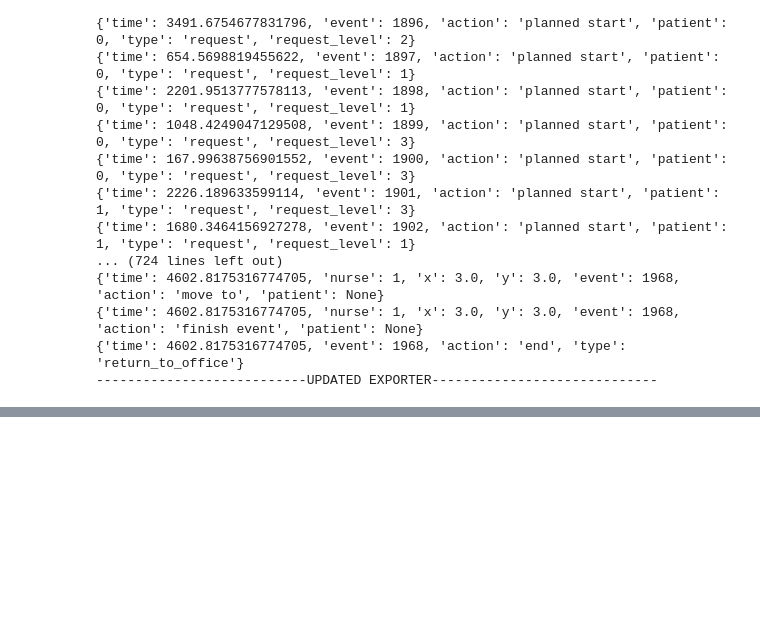
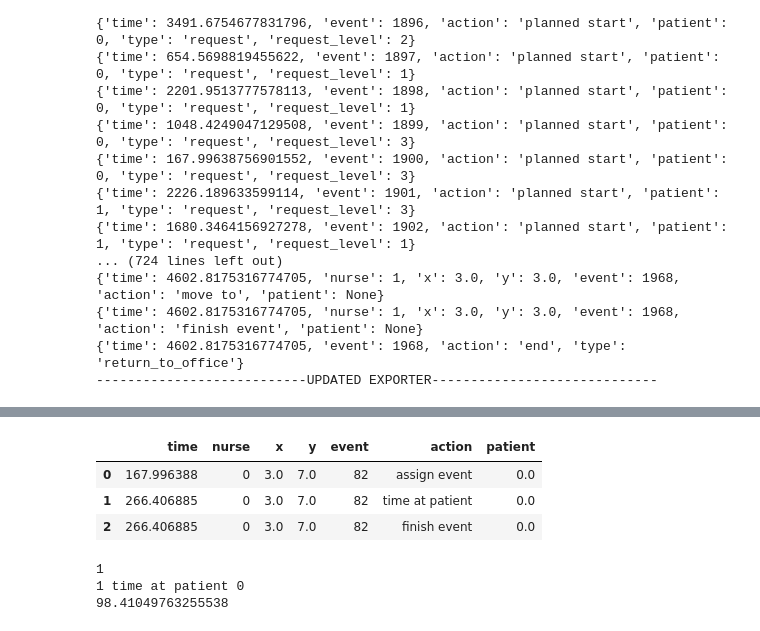
Before and after one commit to julirella/hospital_sim, a Jupyter notebook: src/process_data/experiments.ipynb, the cells around one changed output, grey strips where cells are left out. Saved outputs shown, nothing was run; the diff lists cells and outputs as text; code cells hidden in the pictures; blank space fills up the shorter version.

```diff
--- a/src/process_data/experiments.ipynb
+++ b/src/process_data/experiments.ipynb
@@ -399,0 +435,33 @@ print(results1)
+# %%
+df115 = df[df['event'] == 82].reset_index(drop=True)
+df115
+# %% [output]
+|  | time | nurse | x | y | event | action | patient |
+| 0 | 167.996388 | 0 | 3.0 | 7.0 | 82 | assign event | 0.0 |
+| 1 | 266.406885 | 0 | 3.0 | 7.0 | 82 | time at patient | 0.0 |
+| 2 | 266.406885 | 0 | 3.0 | 7.0 | 82 | finish event | 0.0 |
+# %%
+# Find the index of the row where action is 'time at patient'
+time_at_patient_idx = df115[df115['action'] == 'time at patient'].index[0]
+print(time_at_patient_idx)
+
+total_time = 0
+int_end_time = df115.loc[time_at_patient_idx].time #end of current calculated interval
+# Iterate backward from this index to find the first occurrence of 'move to'
+for idx in range(time_at_patient_idx, -1, -1):
+    line = df115.loc[idx]
+    action = line["action"]
+    if action == 'move to' or idx == 0:
+        total_time += int_end_time - line["time"]
+        break
+    if action == 'assign event':
+        total_time += int_end_time - line["time"]
+    elif action == 'unassign event':
+        int_end_time = line["time"]
+    print(idx, action, total_time)
+
+print(total_time)
+# %% [output]
+1
+1 time at patient 0
+98.41049763255538
```
Also changed, not shown: parts of 10 cells of this notebook, 2 other files.
